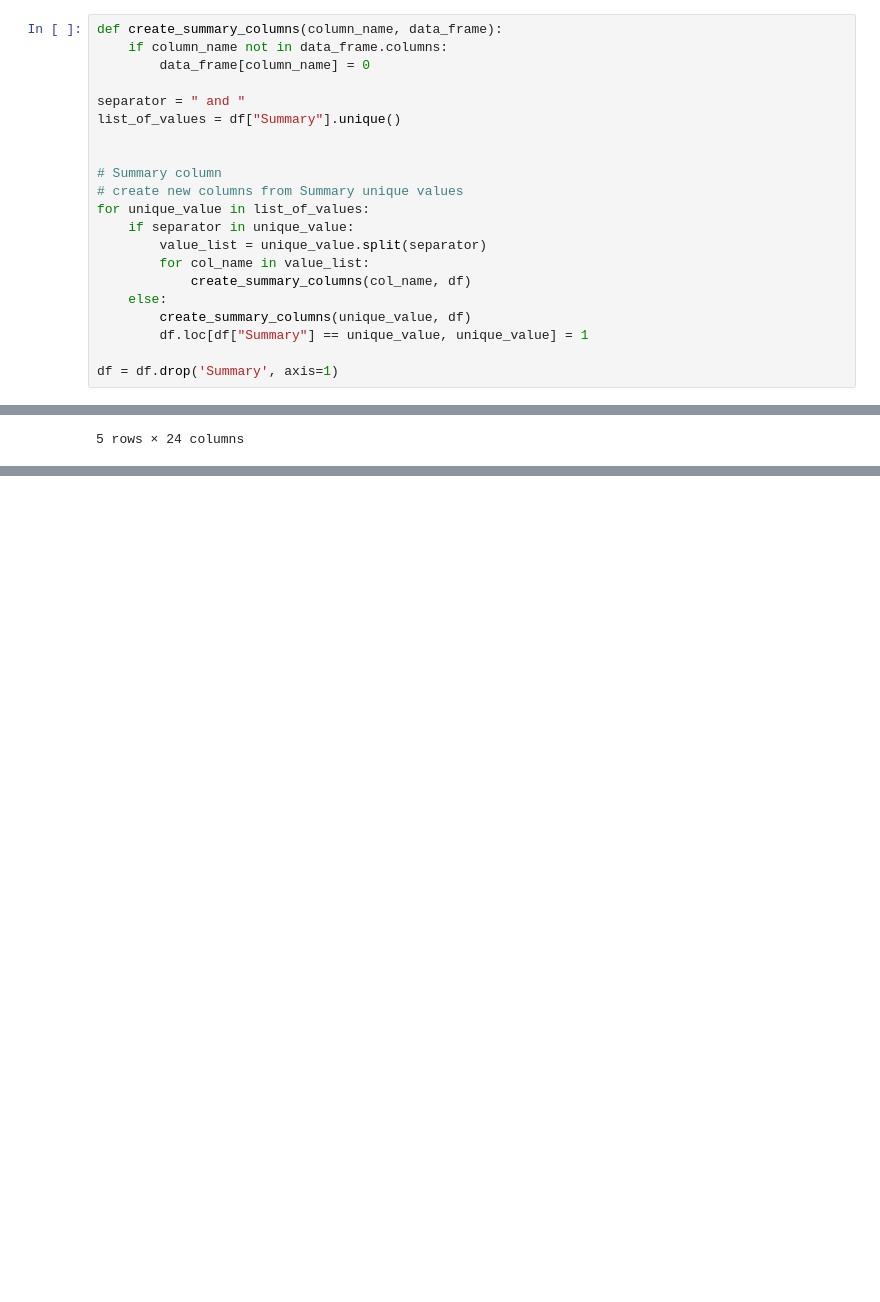
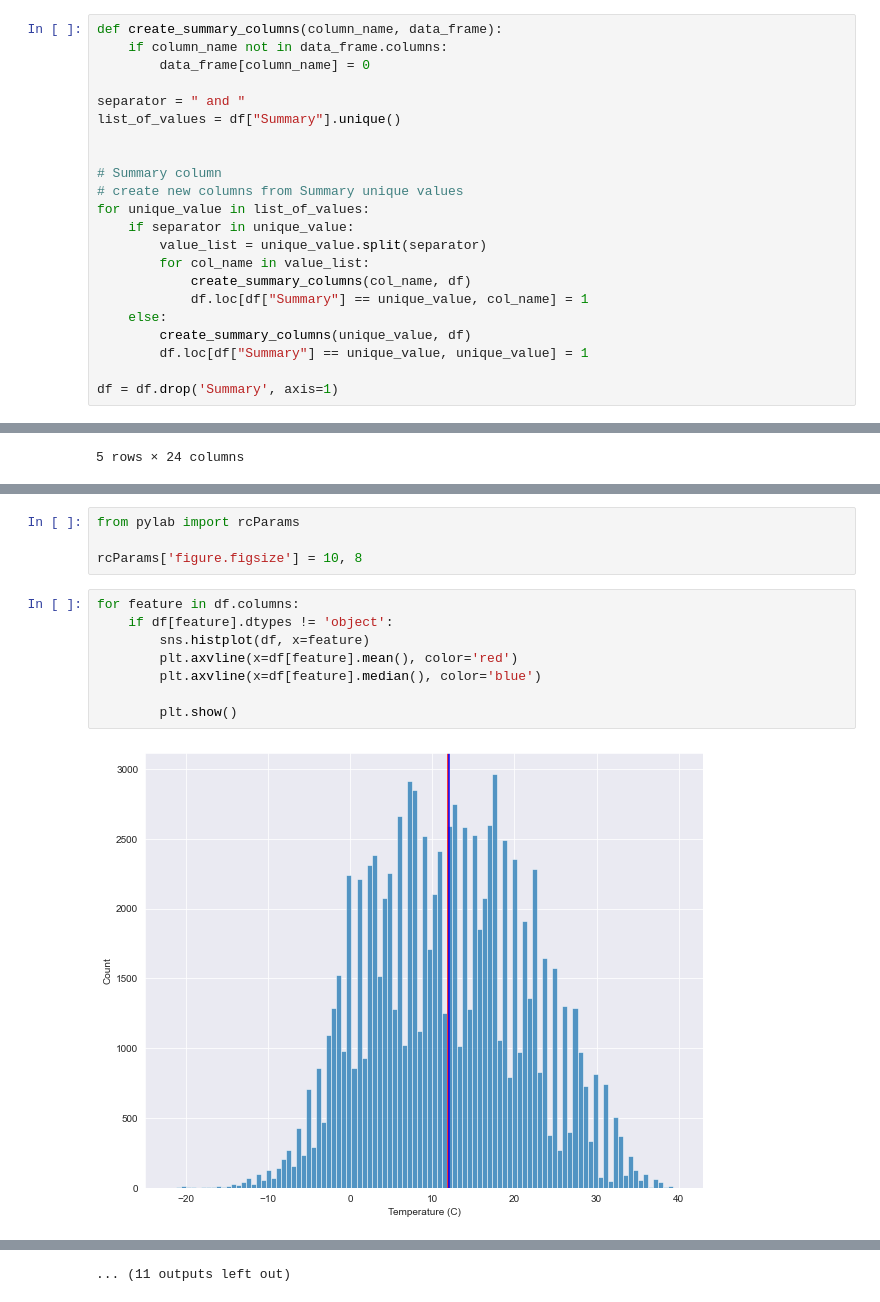
Before and after one commit to guzweronika/weather_project_SDA, a Jupyter notebook: weatherHistory.ipynb, the cells around one changed output, grey strips where cells are left out. Cells and saved outputs as stored; diff of their text form; blank space fills up the shorter version.

Commit message:
analise the hist plot

```diff
--- a/weatherHistory.ipynb
+++ b/weatherHistory.ipynb
@@ -197,6 +197,7 @@ for unique_value in list_of_values:
         value_list = unique_value.split(separator)
         for col_name in value_list:
             create_summary_columns(col_name, df)
+            df.loc[df["Summary"] == unique_value, col_name] = 1
     else:
         create_summary_columns(unique_value, df)
         df.loc[df["Summary"] == unique_value, unique_value] = 1
@@ -220,0 +225,14 @@ df.head()
+# %%
+from pylab import rcParams
+
+rcParams['figure.figsize'] = 10, 8
+# %%
+for feature in df.columns:
+    if df[feature].dtypes != 'object':
+        sns.histplot(df, x=feature)
+        plt.axvline(x=df[feature].mean(), color='red')
+        plt.axvline(x=df[feature].median(), color='blue')
+
+        plt.show()
+# %% [output]
+[figure, added]
@@ -220,0 +250 @@ df.head()
+... (11 outputs left out)
```
Also changed, not shown: parts of 6 cells of this notebook.
